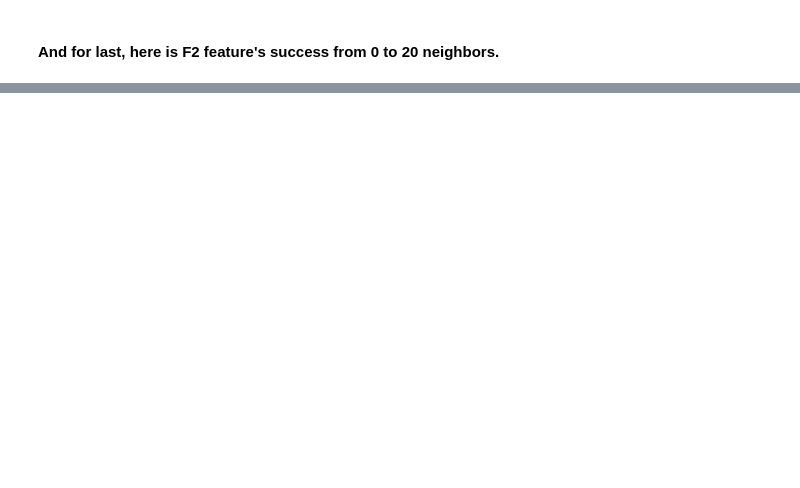
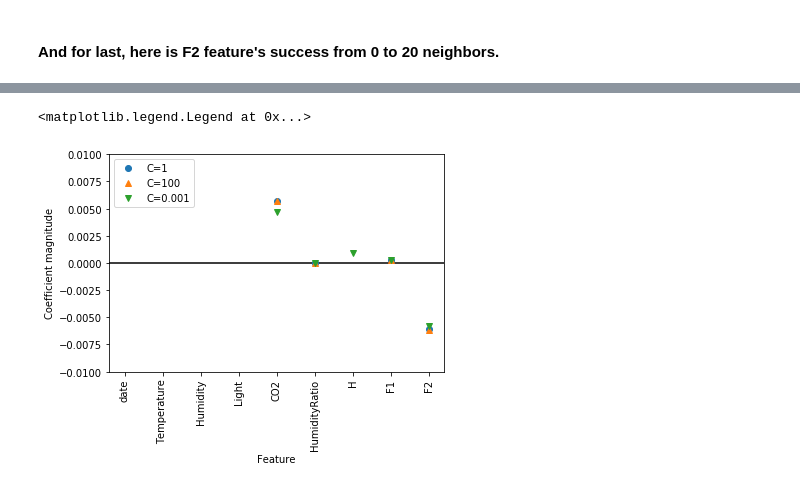
Before and after one commit to emremrah/data-mining-project-1, a Jupyter notebook: DataMiningProject1.ipynb, the cells around one changed output, grey strips where cells are left out. Drawn from its saved outputs; the diff is of its cells as text; code cells hidden in the pictures; blank space fills up the shorter version.

```diff
--- a/DataMiningProject1.ipynb
+++ b/DataMiningProject1.ipynb
@@ -458,0 +484,4 @@ plt.show()
+# %%
+logreg = LogisticRegression(C=1).fit(xtrain_f2, ytrain)
+print("Training set score: {:.3f}".format(logreg.score(xtrain_f2, ytrain)))
+print("Test set score: {:.3f}".format(logreg.score(xtest2_f2, ytest2)))
@@ -458,0 +491,4 @@ plt.show()
+# %%
+logreg100 = LogisticRegression(C=100).fit(xtrain_f2, ytrain)
+print("Training set score: {:.3f}".format(logreg100.score(xtrain_f2, ytrain)))
+print("Test set score: {:.3f}".format(logreg100.score(xtest2_f2, ytest2)))
@@ -458,0 +498,4 @@ plt.show()
+# %%
+logreg001 = LogisticRegression(C=0.001).fit(xtrain_f2, ytrain)
+print("Training set score: {:.3f}".format(logreg001.score(xtrain_f2, ytrain)))
+print("Test set score: {:.3f}".format(logreg001.score(xtest2_f2, ytest2)))
@@ -458,0 +517,17 @@ plt.show()
+# %%
+f2_features = ['date', 'Temperature', 'Humidity', 'Light', 'CO2', 'HumidityRatio', 'H', 'F1', 'F2']
+
+plt.plot(logreg.coef_.T, 'o', label="C=1")
+plt.plot(logreg100.coef_.T, '^', label="C=100")
+plt.plot(logreg001.coef_.T, 'v', label="C=0.001")
+plt.xticks(range(9), f2_features, rotation=90)
+xlims = plt.xlim()
+plt.hlines(0, xlims[0], xlims[1])
+plt.xlim(xlims)
+plt.ylim(-0.01, 0.01)
+plt.xlabel("Feature")
+plt.ylabel("Coefficient magnitude")
+plt.legend()
+# %% [output]
+<matplotlib.legend.Legend at 0x...>
+[figure, added]
```
Also changed, not shown: parts of 17 cells of this notebook.
